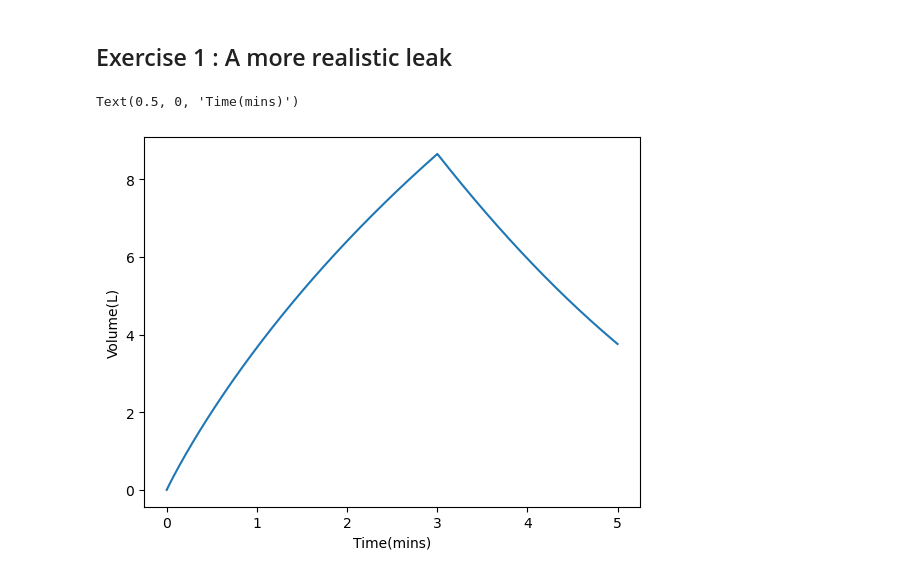
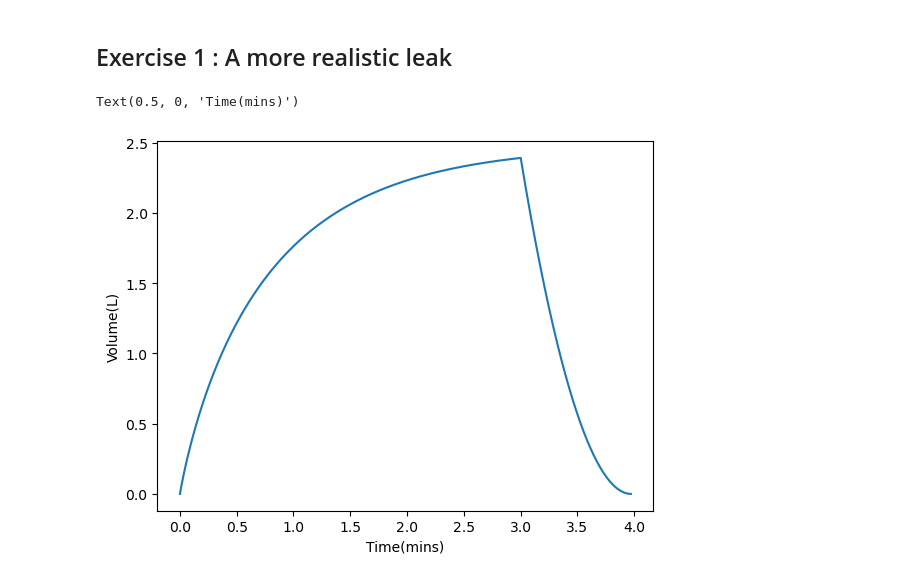
Before and after one commit to SPS-SP2273/learning-portfolio-lee-rui-kai, a Jupyter notebook: numerical solutions/numerical_solutions_(need).ipynb, the cells around one changed output. Saved outputs shown, nothing was run; the diff lists cells and outputs as text; code cells hidden in the pictures.

```diff
--- a/numerical solutions/numerical_solutions_(need).ipynb
+++ b/numerical solutions/numerical_solutions_(need).ipynb
@@ -247,32 +238,32 @@ Text(0.5, 0, 'Time(Millions of years)')
 # %%
 tap_off_time = 3                 # When the tap goes off
 max_time = 5                     # Maximum time (mins)
 dt = .001                        # Time step (mins)
 rate = 5                         # Filling rate (L/min)
 leak_rate = 1.5                  # L/min
 bucket_capacity = 9              # L
 all_volume = []                  # To keep track of all volumes
 all_time = []                    # To keep track of all times
 volume = 0                       # Starting volume
 time = 0
 
 while time <= max_time:
     all_time.append(time)
     all_volume.append(volume)
     dV = rate * dt
     def leak_rate(volume):
-        return 10**-4*np.sqrt(2*9.8*60*60*volume*10**-3/0.7)*10**3
+        return 10**-4*np.sqrt(2*9.8*volume*10**-3/0.07)*60*10**3
     leak_volume = leak_rate(volume) * dt
     volume -= leak_volume
 
     if (volume <= bucket_capacity) and (time < tap_off_time):
         volume += dV
 
     time += dt
 
 plt.plot(all_time, all_volume)
 plt.ylabel('Volume(L)')
 plt.xlabel('Time(mins)')
 # %% [output]
 Text(0.5, 0, 'Time(mins)')
-[figure, old version]
+[figure, new version]
```
Also changed, not shown: parts of 7 cells of this notebook.
